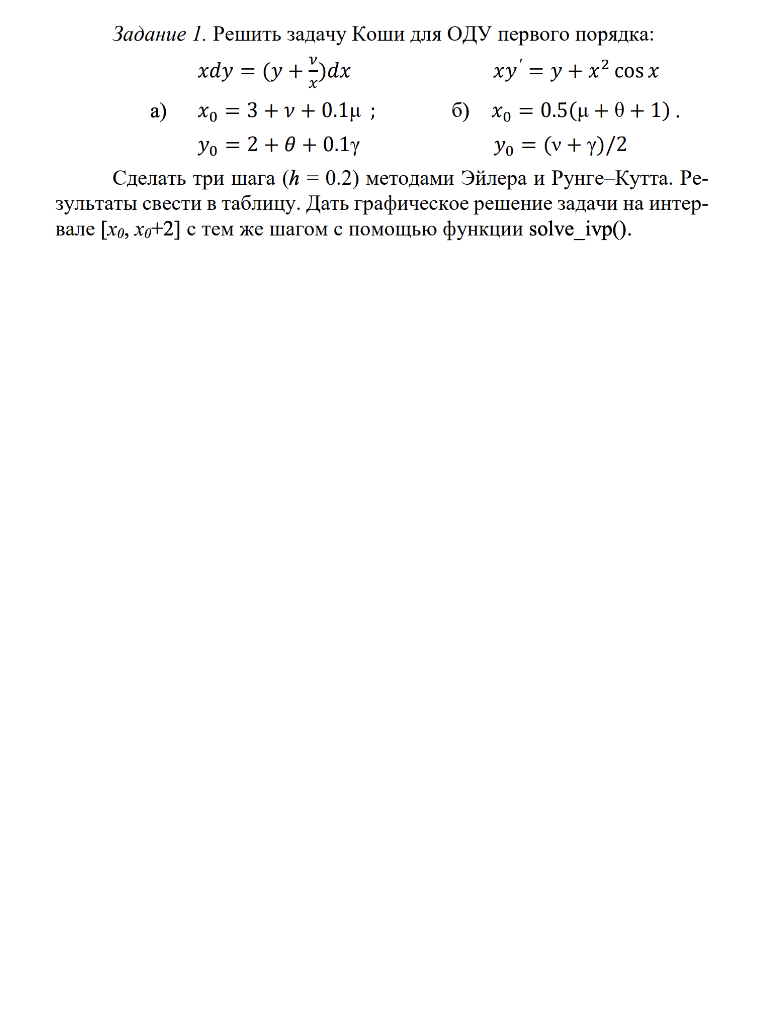
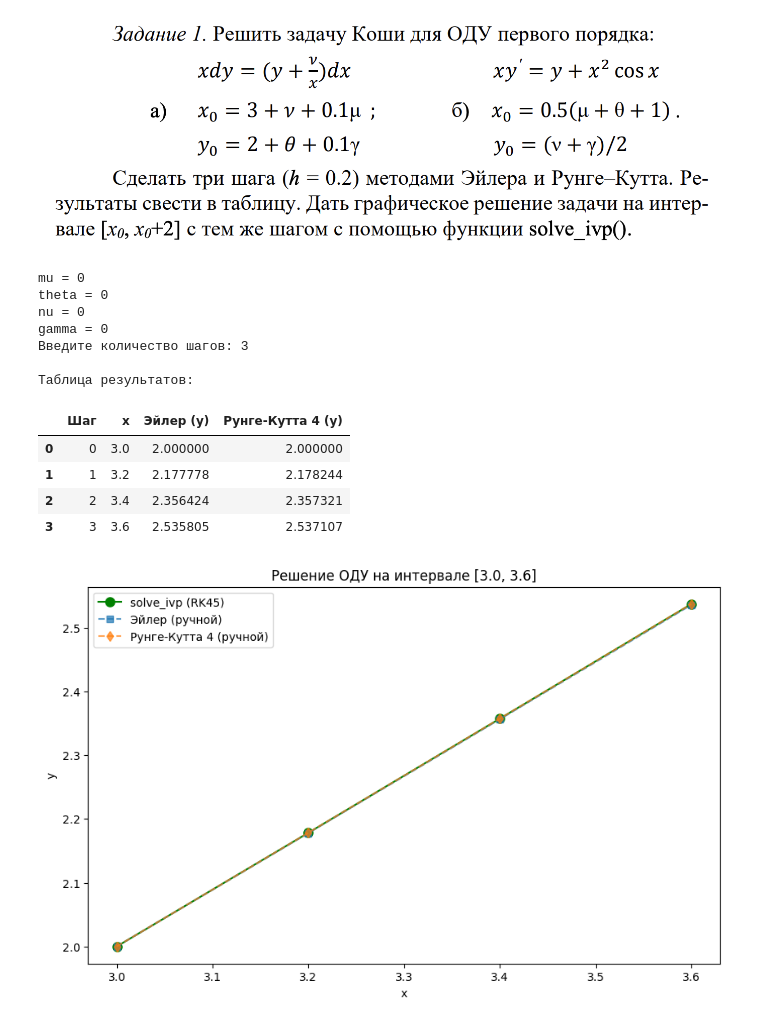
Before and after one commit to DanisStepanov/Computer-mathematics-systems, a Jupyter notebook: 4. Библиотека SciPy/Практическая_работа_№4_Библиотека_SciPy_Часть_№1.ipynb, the cells around one changed output. Saved outputs shown, nothing was run; the diff lists cells and outputs as text; code cells hidden in the pictures; blank space fills up the shorter version.

```diff
--- a/4. Библиотека SciPy/Практическая_работа_№4_Библиотека_SciPy_Часть_№1.ipynb
+++ b/4. Библиотека SciPy/Практическая_работа_№4_Библиотека_SciPy_Часть_№1.ipynb
@@ -328,15 +266,12 @@ mu = 1
 nu = 1
 gamma = 1
 theta = 1
-
-x_values = np.array([mu + nu + i for i in range(0, 9, 2)])
+x = np.array([mu + nu + i for i in range(0, 9, 2)])
 y_offsets = np.array([2.5, 4.9, 8.0, 12.1, 16.9])
-y_values = (gamma + theta) + y_offsets
-
-A = np.vstack([np.ones(len(x_values)), x_values, x_values**2]).T
-coeffs, residuals, rank, s = np.linalg.lstsq(A, y_values, rcond=None)
+y = (gamma + theta) + y_offsets
+A = np.vstack([np.ones(len(x)), x, x**2]).T
+coeffs, residuals, rank, s = np.linalg.lstsq(A, y, rcond=None)
 c0, c1, c2 = coeffs
-
 print(f"Коэффициенты: c0 = {c0}, c1 = {c1}, c2 = {c2}")
-ssr = np.sum((y_values - (c0 + c1*x_values + c2*x_values**2))**2)
+ssr = np.sum((y - (c0 + c1*x + c2*x**2))**2)
 print(f"Сумма квадратов отклонений: {ssr}")
@@ -387,0 +310,57 @@ rezult(f_b, a_b, b_b)
+# %%
+mu = float(input('mu = '))
+theta = float(input('theta = '))
+nu = float(input('nu = '))
+gamma = float(input('gamma = '))
+
+x0 = 3 + nu + 0.1 * mu
+y0 = 2 + theta + 0.1 * gamma
+h = 0.2
+steps = int(input('Введите количество шагов: '))
+def f(x, y):
+    return y/x + y/(x**2)
+results = []
+x_curr, y_euler, y_rk = x0, y0, y0
+for i in range(steps + 1):
+    results.append({
+        'Шаг': i,
+        'x': round(x_curr, 2),
+        'Эйлер (y)': y_euler,
+        'Рунге-Кутта 4 (y)': y_rk
+    })
+    if i < steps:
+        y_euler = y_euler + h * f(x_curr, y_euler)
+        k1 = f(x_curr, y_rk)
+        k2 = f(x_curr + h/2, y_rk + h*k1/2)
+        k3 = f(x_curr + h/2, y_rk + h*k2/2)
+        k4 = f(x_curr + h, y_rk + h*k3)
+        y_rk = y_rk + (h/6) * (k1 + 2*k2 + 2*k3 + k4)
+        x_curr += h
+df = pd.DataFrame(results)
+display(df)
+x_end = x0 + h * steps
+x_span = [x0, x_end]
+x_eval = np.linspace(x0, x_end, steps + 1)
+sol = solve_ivp(lambda x, y: f(x, y[0]), x_span, [y0], t_eval=x_eval, method='RK45')
+plt.figure(figsize=(10, 6))
+plt.plot(sol.t, sol.y[0], 'o-', label='solve_ivp (RK45)', color='green', markersize=8)
+plt.plot(df['x'], df['Эйлер (y)'], 's--', label='Эйлер (ручной)', alpha=0.7)
+plt.plot(df['x'], df['Рунге-Кутта 4 (y)'], 'd--', label='Рунге-Кутта 4 (ручной)', alpha=0.7)
+plt.xlabel('x')
+plt.ylabel('y')
+plt.legend()
+plt.show()
+# %% [output]
+mu = 0
+theta = 0
+nu = 0
+gamma = 0
+Введите количество шагов: 3
+
+Таблица результатов:
+|  | Шаг | x | Эйлер (y) | Рунге-Кутта 4 (y) |
+| 0 | 0 | 3.0 | 2.000000 | 2.000000 |
+| 1 | 1 | 3.2 | 2.177778 | 2.178244 |
+| 2 | 2 | 3.4 | 2.356424 | 2.357321 |
+| 3 | 3 | 3.6 | 2.535805 | 2.537107 |
+[figure, added]
```
Also changed, not shown: parts of 16 cells of this notebook.
